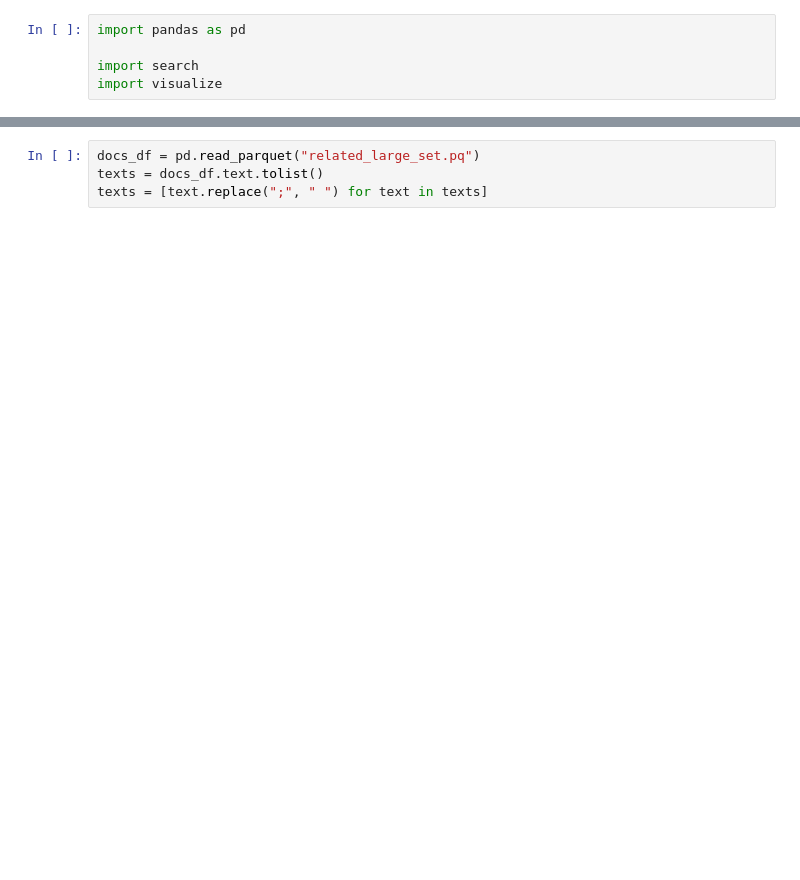
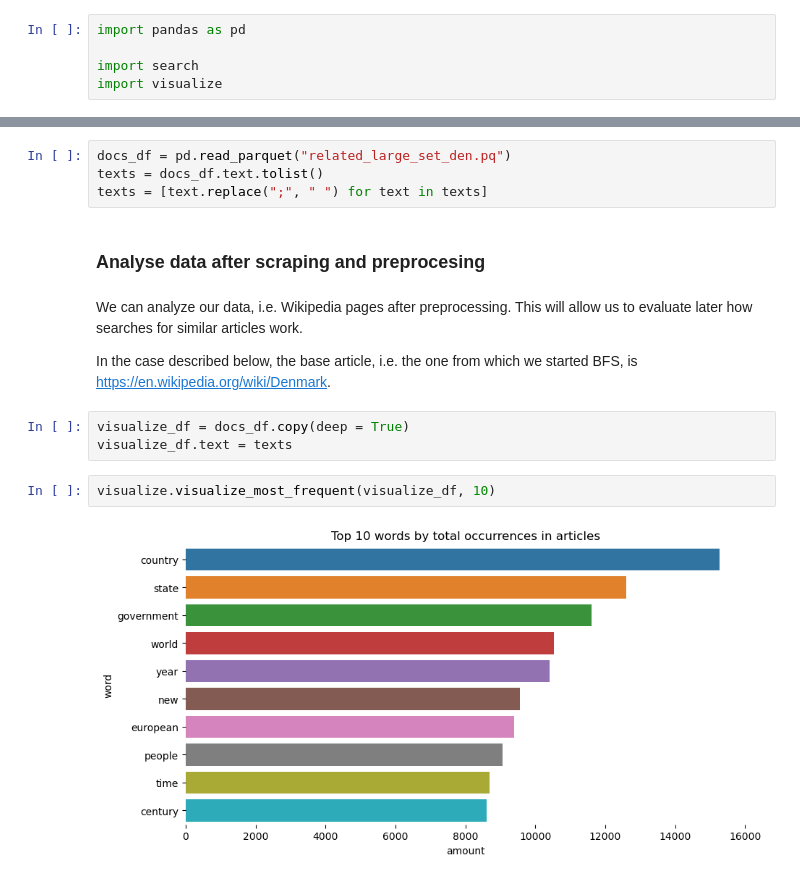
Before and after one commit to Tremirre/IR-Search-Engine, a Jupyter notebook: explore.ipynb, the cells around one changed output, grey strips where cells are left out. Drawn from its saved outputs; the diff is of its cells as text; blank space fills up the shorter version.

```diff
--- a/explore.ipynb
+++ b/explore.ipynb
@@ -6,4 +23,17 @@ import visualize
 # %%
-docs_df = pd.read_parquet("related_large_set.pq")
+docs_df = pd.read_parquet("related_large_set_den.pq")
 texts = docs_df.text.tolist()
 texts = [text.replace(";", " ") for text in texts]
+# %% [markdown]
+### Analyse data after scraping and preprocesing
+# %% [markdown]
+We can analyze our data, i.e. Wikipedia pages after preprocessing. This will allow us to evaluate later how searches for similar articles work.
+
+In the case described below, the base article, i.e. the one from which we started BFS, is https://en.wikipedia.org/wiki/Denmark.
+# %%
+visualize_df = docs_df.copy(deep = True)
+visualize_df.text = texts
+# %%
+visualize.visualize_most_frequent(visualize_df, 10)
+# %% [output]
+[figure, added]
```
Also changed, not shown: parts of 33 cells of this notebook, 1 other file.
